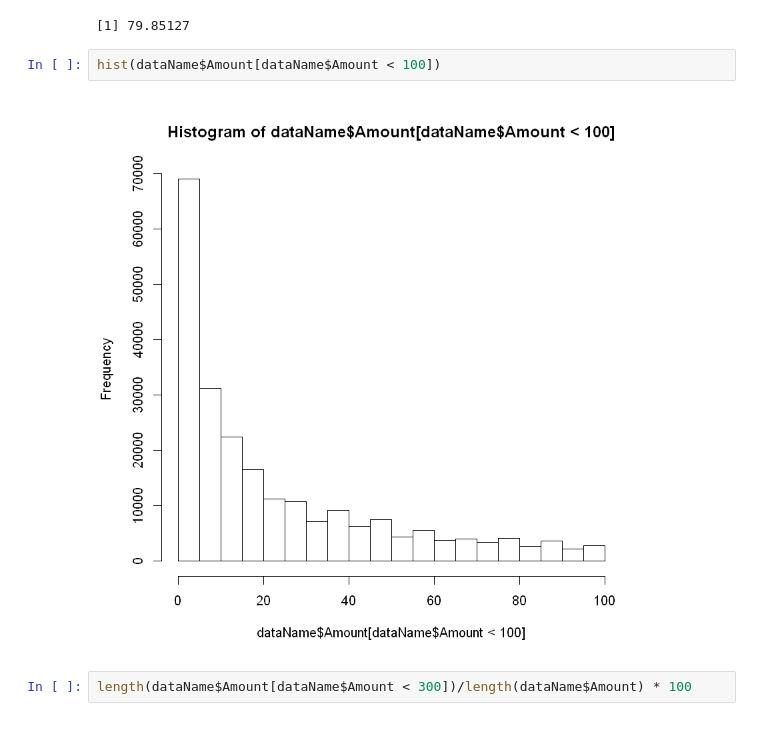
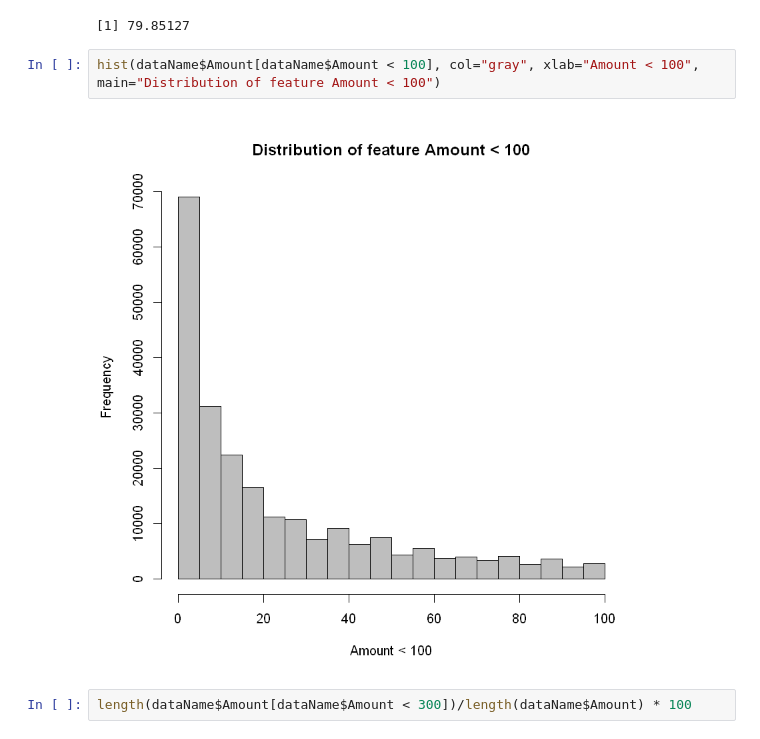
Before and after one commit to jraymartinez/myrepo, a Jupyter notebook: INFO659AI.ipynb, the cells around one changed output. Saved outputs shown, nothing was run; the diff lists cells and outputs as text.

Commit message:
jm101319 - update the title and the histogram labels; added dataset in zip form

```diff
--- a/INFO659AI.ipynb
+++ b/INFO659AI.ipynb
@@ -146,9 +146,9 @@ length(dataName$Amount[dataName$Amount < 100])/length(dataName$Amount) * 100
 # %% [output]
 [1] 79.85127
 # %%
-hist(dataName$Amount[dataName$Amount < 100])
+hist(dataName$Amount[dataName$Amount < 100], col="gray", xlab="Amount < 100", main="Distribution of feature Amount < 100")
 # %% [output]
-[figure, old version]
+[figure, new version]
 # %%
 length(dataName$Amount[dataName$Amount < 300])/length(dataName$Amount) * 100
 # %% [output]
```
Also changed, not shown: parts of 5 cells of this notebook, 4 other files.
